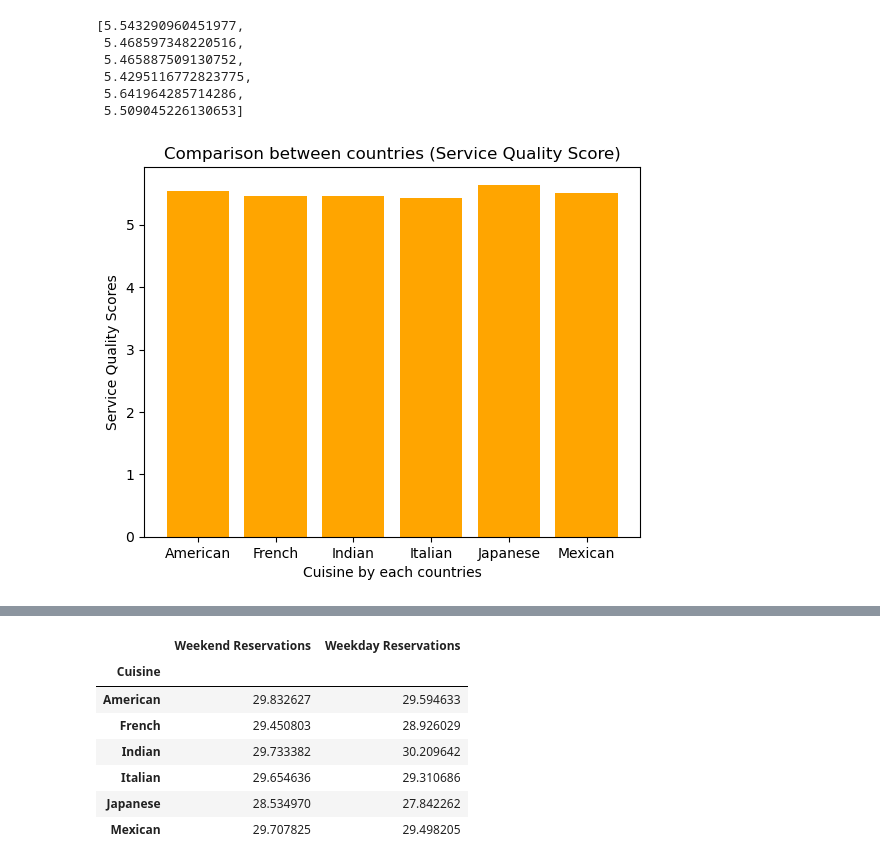
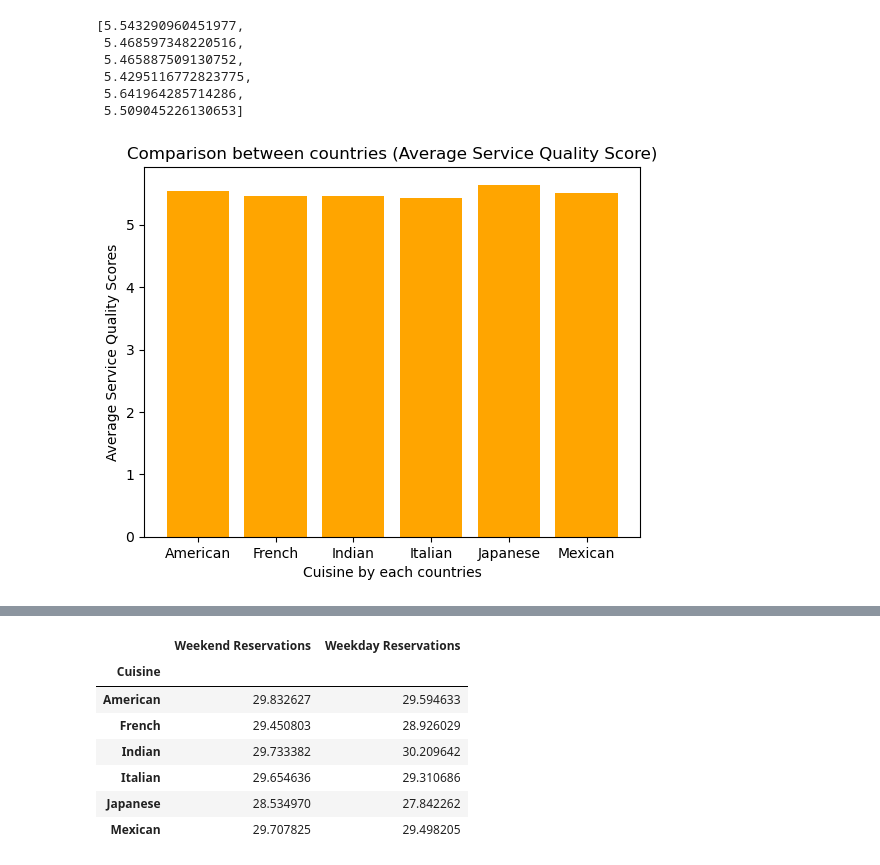
Before and after one commit to Dong-kyu-Kim/project1, a Jupyter notebook: restaurant.ipynb, the cells around one changed output, grey strips where cells are left out. Drawn from its saved outputs; the diff is of its cells as text; code cells hidden in the pictures.

```diff
--- a/restaurant.ipynb
+++ b/restaurant.ipynb
@@ -157,0 +177,13 @@ plt.savefig(rating_path)
+# %%
+# Create a pie chart comparing average "Rating" by each countries
+country_list = ["American", "French", "Indian", "Italian", "Japanese", "Mexican"]
+colors = ["lightblue", "red", "green", "orange", "yellow", "pink"]
+explode = (0, 0, 0, 0, 0, 0.1)
+figure = rating
+
+plt.pie(figure, labels = country_list, colors = colors, explode = explode,
+        shadow = True, autopct = '%.1f%%', startangle = 70)
+plt.title("Comparison between countries (Average Rating)")
+
+rating_pie_path = os.path.join("results", "avg_rating_pie_comparison.png")
+plt.savefig(rating_pie_path)
@@ -194,14 +230,14 @@ service_quality_score
  5.641964285714286,
  5.509045226130653]
 # %%
-# Create a bar chart comparing "Service Quality Score" by each countries
+# Create a bar chart comparing average "Service Quality Score" by each countries
 plt.bar(country_list, service_quality_score, color = 'orange')
 
-plt.title("Comparison between countries (Service Quality Score)")
+plt.title("Comparison between countries (Average Service Quality Score)")
 plt.xlabel("Cuisine by each countries")
-plt.ylabel("Service Quality Scores")
+plt.ylabel("Average Service Quality Scores")
 
-service_q_score_bar_path = os.path.join("results", "service_quality_bar_comparison.png")
+service_q_score_bar_path = os.path.join("results", "avg_service_quality_bar_comparison.png")
 plt.savefig(service_q_score_bar_path)
 # %% [output]
-[figure, old version]
+[figure, new version]
```
Also changed, not shown: parts of 21 cells of this notebook, 23 other files.
